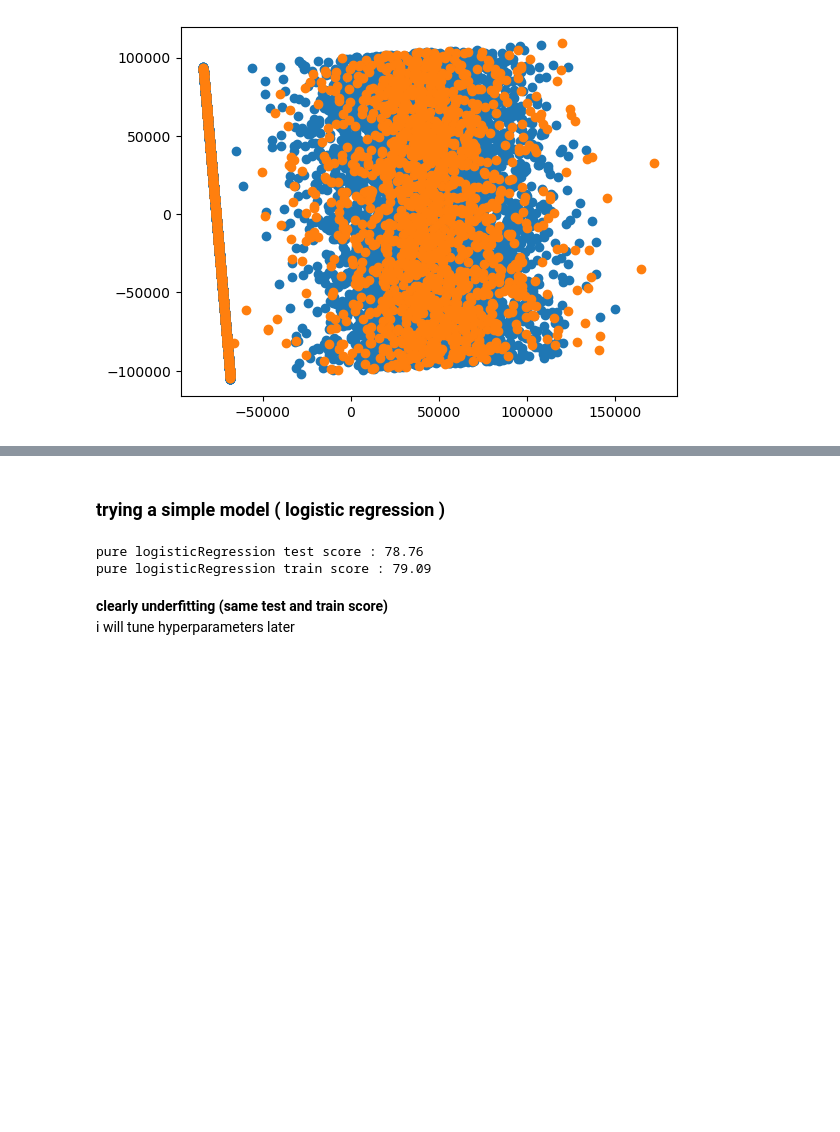
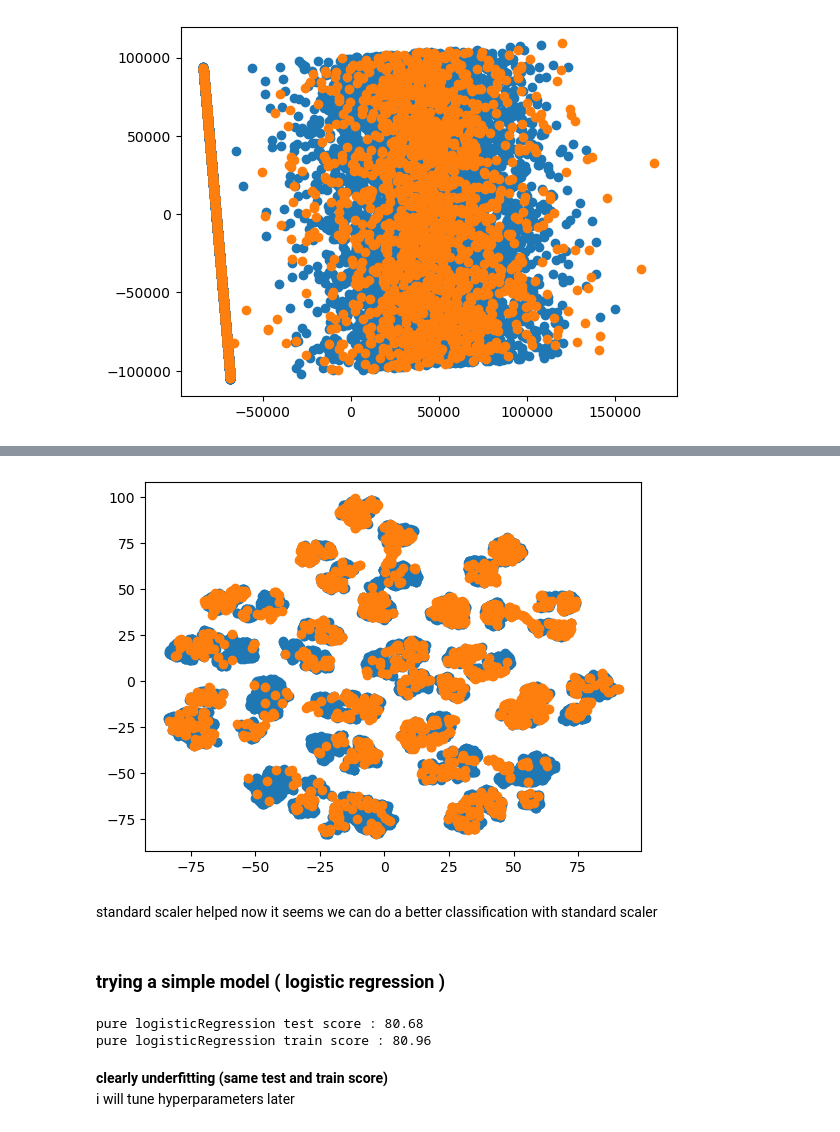
Before and after one commit to aliasghar892/bank-customer-churn-prediction, a Jupyter notebook: Bank Customer Churn Prediction.ipynb, the cells around one changed output, grey strips where cells are left out. Cells and saved outputs as stored; diff of their text form; code cells hidden in the pictures; blank space fills up the shorter version.

```diff
--- a/Bank Customer Churn Prediction.ipynb
+++ b/Bank Customer Churn Prediction.ipynb
@@ -121,3 +141,23 @@ we can again see that data is imbalanced , nothing more can be learned from this
+# %%
+from sklearn.preprocessing import StandardScaler
+
+scaledData = StandardScaler().fit_transform(data)
+tsne = TSNE(n_components=2).fit_transform(scaledData)
+x0,y0,x1,y1=[],[],[],[] # X CLASS 0 / Y CLASS 0 / X CLASS 1 / Y CLASS 1
+for i in range(len(labels)):
+    if(labels[i]==0):
+        x0.append(tsne[i,0])
+        y0.append(tsne[i,1])
+    else:
+        x1.append(tsne[i,0])
+        y1.append(tsne[i,1])
+plt.scatter(x0,y0)
+plt.scatter(x1,y1)
+plt.show()
+# %% [output]
+[figure, added]
+# %% [markdown]
+standard scaler helped now it seems we can do a better classification with standard scaler
 # %% [markdown]
 ### trying a simple model ( logistic regression )
 # %%
@@ -125,6 +165,10 @@ from sklearn.linear_model import LogisticRegression
 from sklearn.model_selection import train_test_split
 
 X_train, X_test, Y_train, Y_test = train_test_split(data,labels,random_state=0)
+
+scaler = StandardScaler().fit(X_train)
+X_train = scaler.transform(X_train)
+X_test = scaler.transform(X_test)
 
 logreg = LogisticRegression()
 logreg.fit(X_train,Y_train)
@@ -134,8 +178,8 @@ trainScore = logreg.score(X_train,Y_train)
 print("pure logisticRegression test score : {:.2f}".format(testScore*100))
 print("pure logisticRegression train score : {:.2f}".format(trainScore*100))
 # %% [output]
-pure logisticRegression test score : 78.76
-pure logisticRegression train score : 79.09
+pure logisticRegression test score : 80.68
+pure logisticRegression train score : 80.96
 # %% [markdown]
 **clearly underfitting (same test and train score)**<br>
 i will tune hyperparameters later
```
Also changed, not shown: parts of 17 cells of this notebook, 1 other file.
